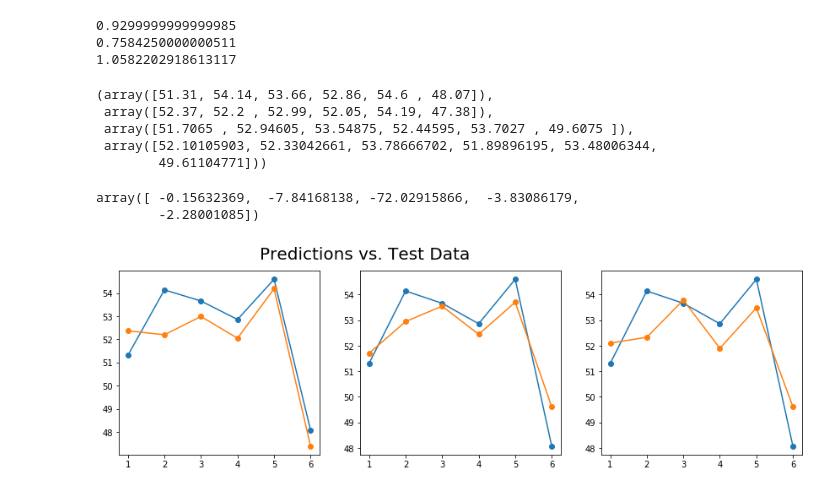
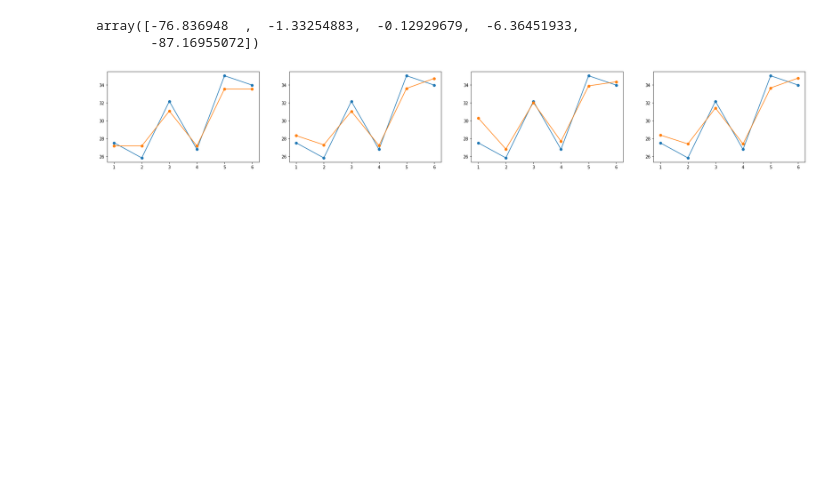
Before and after one commit to G-Sprouts/Stock_project, a Jupyter notebook: Stocks.ipynb, the cells around one changed output. Cells and saved outputs as stored; diff of their text form; code cells hidden in the pictures; blank space fills up the shorter version.

Commit message:
update_9/17_plot_

```diff
--- a/Stocks.ipynb
+++ b/Stocks.ipynb
@@ -66,7 +67,7 @@ dtype: object
 # Subset DataFrame for ML model implementation
 # Reset index of Subset
 
-df2 = df[df['Sym'] == 'ccxi']
+df2 = df[df['Sym'] == 'imvt']
 df2.reset_index(inplace=True)
 # %%
 # Remove non-numerical characters from featured columns for uniformity
@@ -158,10 +163,12 @@ for max_leaf_nodes in [5, 50, 500, 5000]:
 # Create models for predicting
 # Train models
 
-model = DecisionTreeRegressor(max_leaf_nodes=50)
+model = DecisionTreeRegressor(max_leaf_nodes=5)
 model2 = RandomForestRegressor(max_leaf_nodes=50, n_estimators=200, criterion='mae')
 model3 = LinearRegression()
+pipe = Pipeline([('scaler', StandardScaler()), ('forest', RandomForestRegressor(max_leaf_nodes=5))])
 model.fit(train_X,train_y)
 model2.fit(train_X, train_y)
 model3.fit(train_X, train_y)
+pipe.fit(train_X, train_y)
 # %% [output]
@@ -172,6 +188,12 @@ LinearRegression()
 preds1 = model.predict(test_x)
 preds2 = model2.predict(test_x)
 preds3 = model3.predict(test_x)
+preds4 = pipe.predict(test_x)
+
+preds.append(preds1)
+preds.append(preds2)
+preds.append(preds3)
+preds.append(preds4)
 # %%
 # Score each model to determine it's accuracy based on the returned coeeficient
 
@@ -192,20 +221,0 @@ mae3 = mean_absolute_error(preds3, test_y)
-# %%
-# Print 'mean aboslute error'
-
-print(mae1)
-print(mae2)
-print(mae3)
-# %% [output]
-0.9299999999999985
-0.7584250000000511
-1.0582202918613117
-# %%
-# Print True values and corresponding predictions to compare models
-
-test_y, preds1, preds2, preds3
-# %% [output]
-(array([51.31, 54.14, 53.66, 52.86, 54.6 , 48.07]),
- array([52.37, 52.2 , 52.99, 52.05, 54.19, 47.38]),
- array([51.7065 , 52.94605, 53.54875, 52.44595, 53.7027 , 49.6075 ]),
- array([52.10105903, 52.33042661, 53.78666702, 51.89896195, 53.48006344,
-        49.61104771]))
@@ -213,32 +233,36 @@ test_y, preds1, preds2, preds3
 score = cross_val_score(model, X, y, cv=5)
 score
 # %% [output]
-array([ -0.15632369,  -7.84168138, -72.02915866,  -3.83086179,
-        -2.28001085])
+array([-76.836948  ,  -1.33254883,  -0.12929679,  -6.36451933,
+       -87.16955072])
 # %%
 #plt.figure(figsize=(25,12))
 #plt.plot(test_y)
 #plt.plot(preds1)
 #plt.plot(preds2)
 #plt.plot(preds3)
 
-plot_margin = 0.25
+titles = ['DR Regressor', 'RF Regressor', 'L Regression', 'RF Pipeline']
 x = [1,2,3,4,5,6]
-fig, axs = plt.subplots(1,3)
 
+
+
+fig, axs = plt.subplots(1,4)
 axs[0].plot(x, test_y, x, preds1, marker='o')
-plt.suptitle(t='Predictions vs. Test Data', x=0.8, fontsize=20, linespacing=10)
 axs[1].plot(x, test_y, x, preds2, marker='o')
 axs[2].plot(x, test_y, x, preds3, marker='o')
-fig.subplots_adjust(right=2)
+axs[3].plot(x, test_y, x, preds4, marker='o')
+
+
+fig.subplots_adjust(right=4)
 
 plt.show()
 
-red = mpatches.Patch(color='red', label='Test data')
-blue = mpatches.Patch(color='blue', label='DCR')
-green = mpatches.Patch(color='green', label='RF')
-orange = mpatches.Patch(color='orange', label='LR')
+#red = mpatches.Patch(color='red', label='Test data')
+#blue = mpatches.Patch(color='blue', label='DCR')
+#green = mpatches.Patch(color='green', label='RF')
+#orange = mpatches.Patch(color='orange', label='LR')
 #plt.legend(handles=[red, blue, green, orange])
 #plt.show()
 # %% [output]
-[figure, old version]
+[figure, new version]
```
Also changed, not shown: parts of 9 cells of this notebook.
